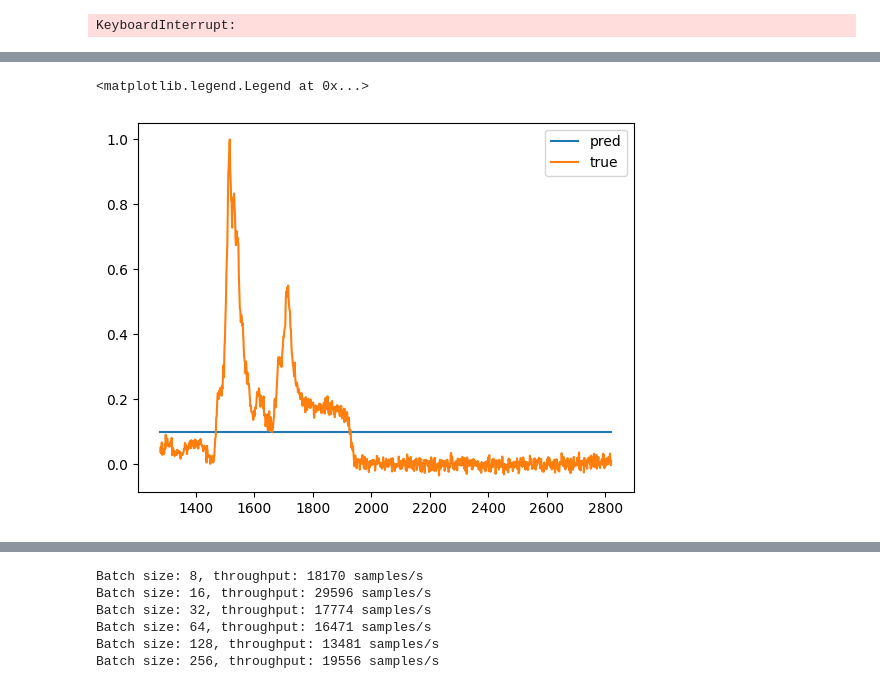
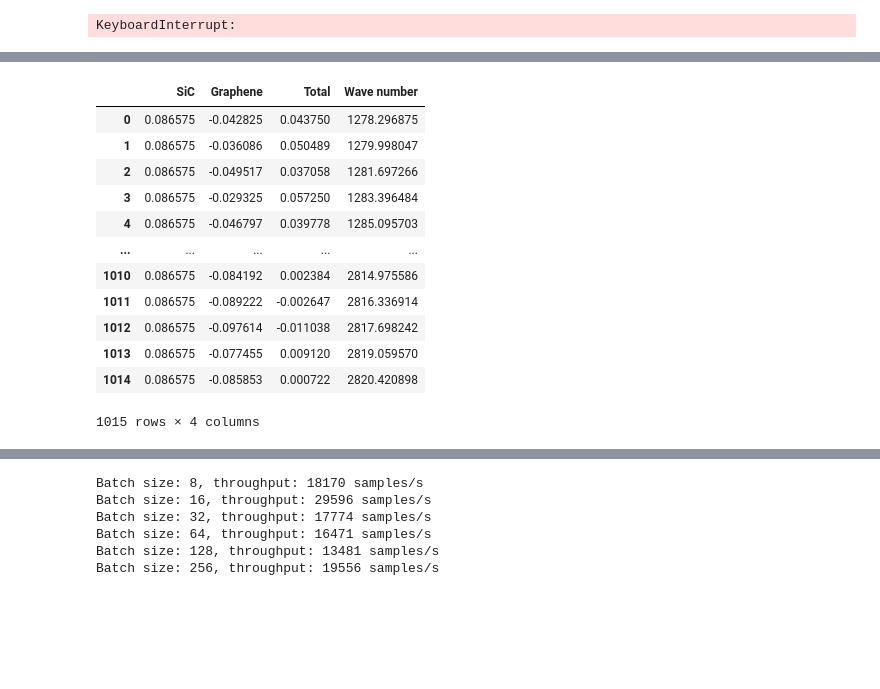
Before and after one commit to pietronvll/spectraformer, a Jupyter notebook: spectraformer/_devnb.ipynb, the cells around one changed output, grey strips where cells are left out. Drawn from its saved outputs; the diff is of its cells as text; code cells hidden in the pictures; blank space fills up the shorter version.

```diff
--- a/spectraformer/_devnb.ipynb
+++ b/spectraformer/_devnb.ipynb
@@ -210,7 +234,16 @@ Array([[0.10015126],
-# %%
-plt.plot(dummy_batch['wave_number'], pred_spectra, label = 'pred')
-plt.plot(dummy_batch['wave_number'], true_spectra, label = 'true')
-plt.legend()
-# %% [output]
-<matplotlib.legend.Legend at 0x...>
-[figure, removed]
+# %%
+result
+# %% [output]
+|  | SiC | Graphene | Total | Wave number |
+| 0 | 0.086575 | -0.042825 | 0.043750 | 1278.296875 |
+| 1 | 0.086575 | -0.036086 | 0.050489 | 1279.998047 |
+| 2 | 0.086575 | -0.049517 | 0.037058 | 1281.697266 |
+| 3 | 0.086575 | -0.029325 | 0.057250 | 1283.396484 |
+| 4 | 0.086575 | -0.046797 | 0.039778 | 1285.095703 |
+| ... | ... | ... | ... | ... |
+| 1010 | 0.086575 | -0.084192 | 0.002384 | 2814.975586 |
+| 1011 | 0.086575 | -0.089222 | -0.002647 | 2816.336914 |
+| 1012 | 0.086575 | -0.097614 | -0.011038 | 2817.698242 |
+| 1013 | 0.086575 | -0.077455 | 0.009120 | 2819.059570 |
+| 1014 | 0.086575 | -0.085853 | 0.000722 | 2820.420898 |
+1015 rows × 4 columns
```
Also changed, not shown: parts of 24 cells of this notebook, 15 other files.
